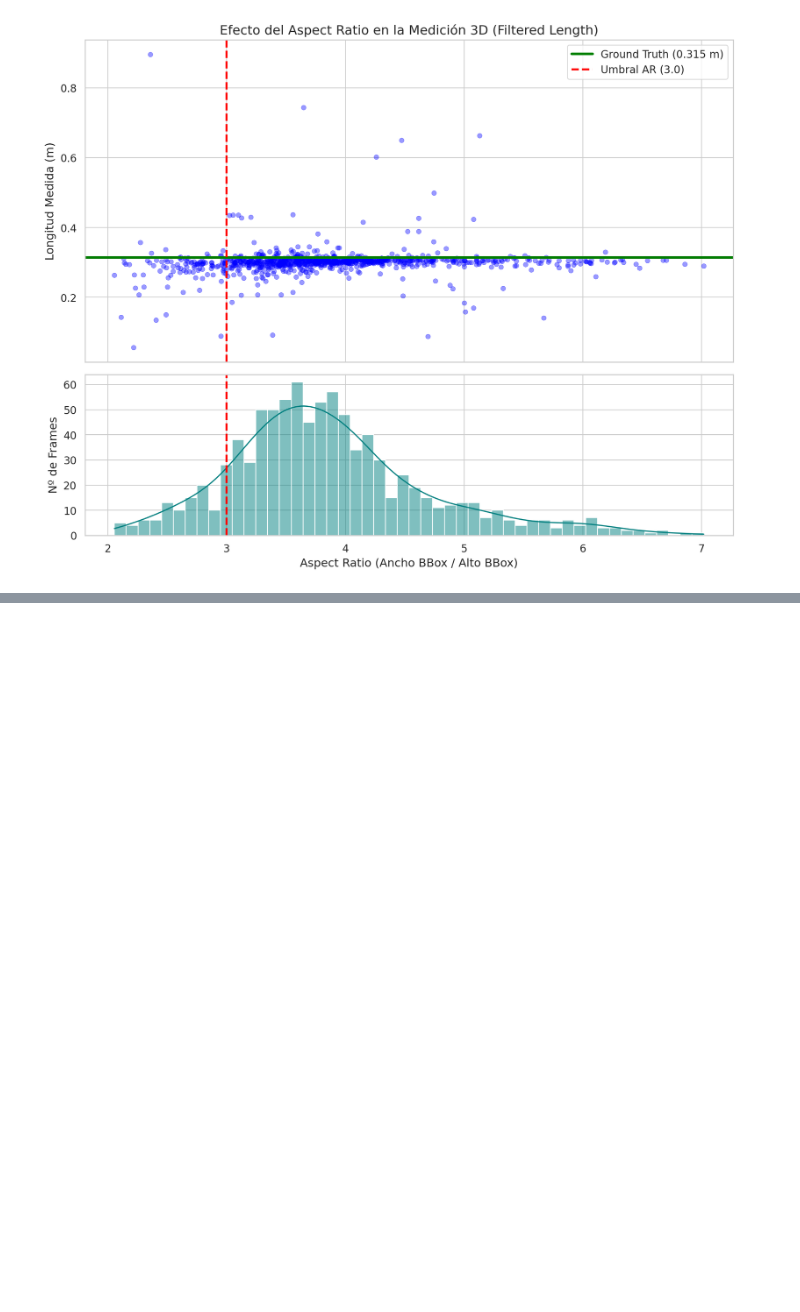
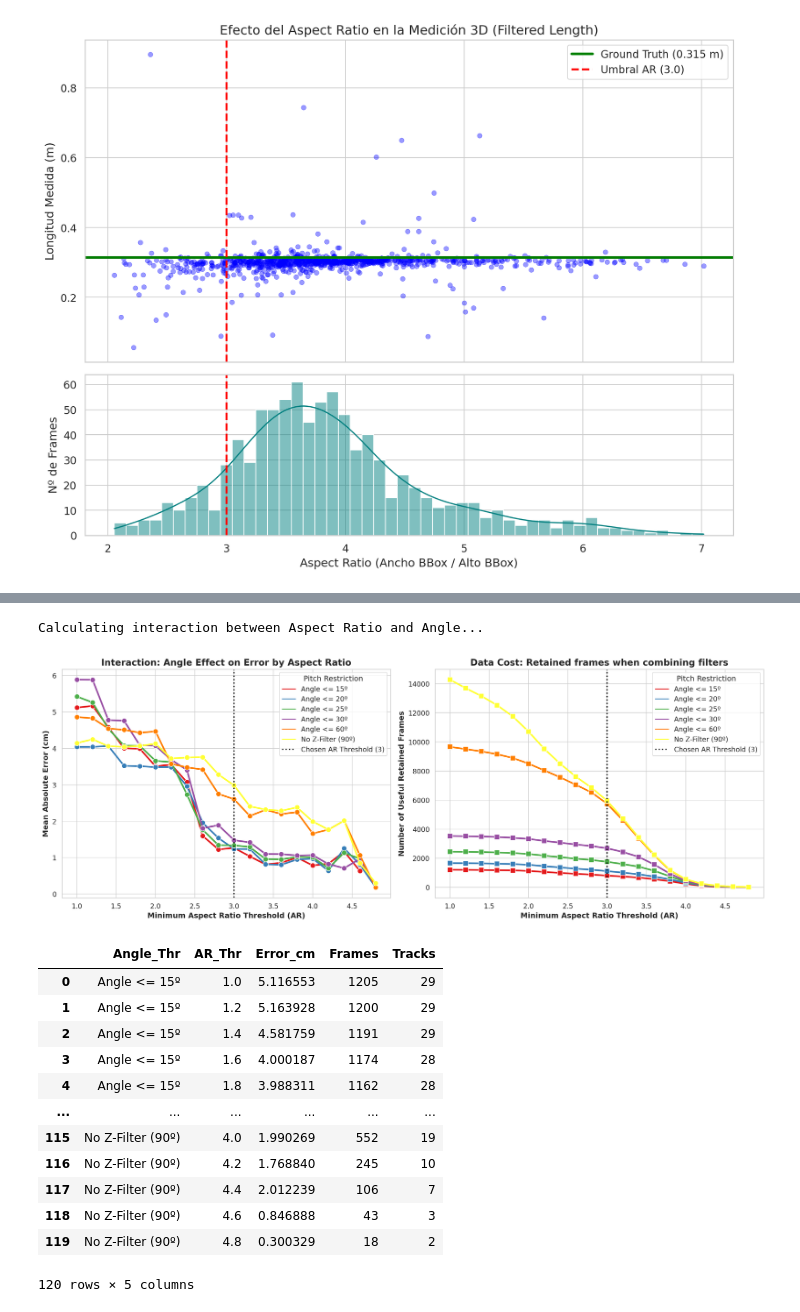
Before and after one commit to Caterina1996/fish_sizing, a Jupyter notebook: scripts/results_analysis/results_analysis.ipynb, the cells around one changed output, grey strips where cells are left out. Drawn from its saved outputs; the diff is of its cells as text; code cells hidden in the pictures; blank space fills up the shorter version.

```diff
--- a/scripts/results_analysis/results_analysis.ipynb
+++ b/scripts/results_analysis/results_analysis.ipynb
@@ -274,3 +404,28 @@ ETAPA DEL PIPELINE (CASCADA)                  | ERROR MEDIO     | FRAMES VIVOS
+# %%
+df_base =df_raw_agg_2025_08_21[
+        # (df_raw['is_3D_complete'] == True) &
+        (df_raw_agg_2025_08_21['in_image_borders'] == False) &
+        (df_raw_agg_2025_08_21['does_overlap'] == False) &
+        (df_raw_agg_2025_08_21['filtered_length'] > 0)
+    ].copy()
+
+rutils.plot_thresholds_interaction(df_base)
+# %% [output]
+Calculating interaction between Aspect Ratio and Angle...
+[figure, added]
+|  | Angle_Thr | AR_Thr | Error_cm | Frames | Tracks |
+| 0 | Angle <= 15º | 1.0 | 5.116553 | 1205 | 29 |
+| 1 | Angle <= 15º | 1.2 | 5.163928 | 1200 | 29 |
+| 2 | Angle <= 15º | 1.4 | 4.581759 | 1191 | 29 |
+| 3 | Angle <= 15º | 1.6 | 4.000187 | 1174 | 28 |
+| 4 | Angle <= 15º | 1.8 | 3.988311 | 1162 | 28 |
+| ... | ... | ... | ... | ... | ... |
+| 115 | No Z-Filter (90º) | 4.0 | 1.990269 | 552 | 19 |
+| 116 | No Z-Filter (90º) | 4.2 | 1.768840 | 245 | 10 |
+| 117 | No Z-Filter (90º) | 4.4 | 2.012239 | 106 | 7 |
+| 118 | No Z-Filter (90º) | 4.6 | 0.846888 | 43 | 3 |
+| 119 | No Z-Filter (90º) | 4.8 | 0.300329 | 18 | 2 |
+120 rows × 5 columns
 # %%
 df_raw_agg_2025_08_21
 # %% [output]
```
Also changed, not shown: parts of 9 cells of this notebook, 53 other files.
